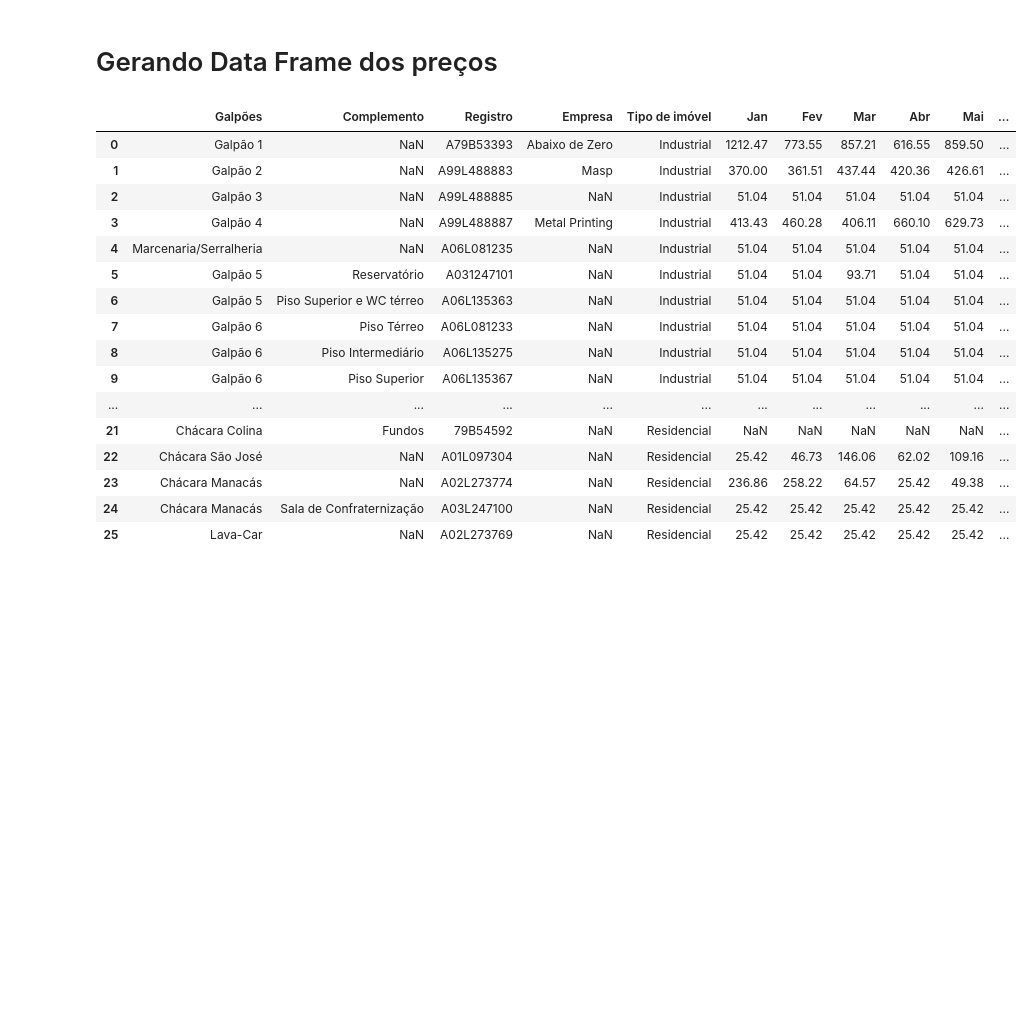
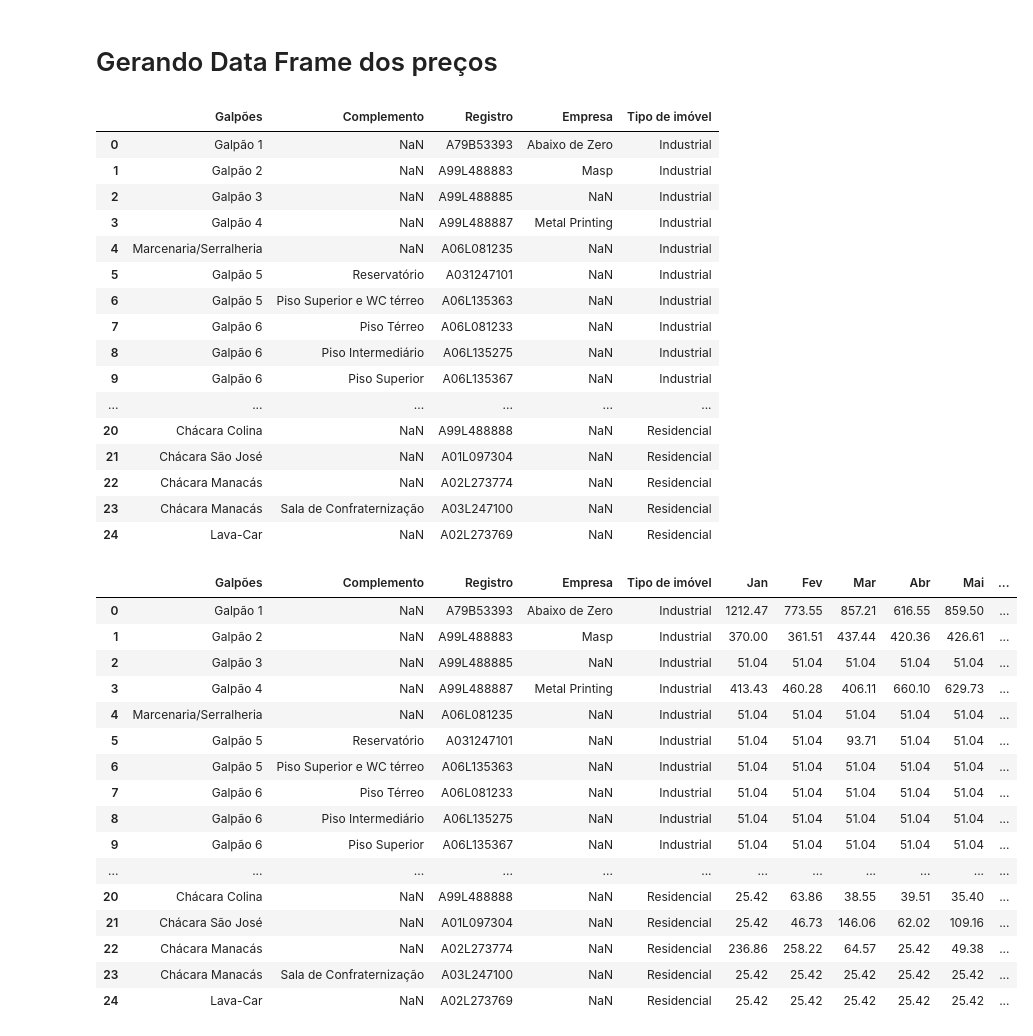
Before and after one commit to ggsv06/Condominio, a Jupyter notebook: main.ipynb, the cells around one changed output. Cells and saved outputs as stored; diff of their text form; code cells hidden in the pictures; blank space fills up the shorter version.

```diff
--- a/main.ipynb
+++ b/main.ipynb
@@ -17,6 +17,8 @@ df_diferença = df_dados[lst_layout]
 for m, d in zip(lst_meses, lst_meses_dados):
     dif = df_dados.loc[:, m] - df_dados.loc[:, d]
     df_diferença.loc[:, m] = dif
+
+df_diferença = df_diferença.loc[df_diferença['Complemento'] != 'Fundos', :].reset_index(drop=True)
 # %% [output]
 A value is trying to be set on a copy of a slice from a DataFrame.
 Try using .loc[row_indexer,col_indexer] = value instead
@@ -42,48 +61,65 @@ See the caveats in the documentation: https://pandas.pydata.org/pandas-docs/stab
 
 def df_taxas_xm(index, m, type):
     df_temp = df_preço.loc[(df_diferença[m] < df_fator.loc[index,'Volume max de água m3']) & (df_diferença['Tipo de imóvel'] == type), m]
     return df_temp
 
 def df_taxas_Mxm(index, m, type):
     #type foi utilizada fora da função como o tipo de imóvel. No caso do loop, como var
     df_temp = df_preço.loc[(df_diferença[m] < df_fator.loc[index,'Volume max de água m3']) & (df_diferença['Tipo de imóvel'] == type) & (df_diferença[m] >= df_fator.loc[index, 'Volume min de água m3']), m]
     return df_temp
 
 def df_taxas_Mx(index, m, type):
     df_temp = df_preço.loc[(df_diferença[m] >= df_fator.loc[index,'Volume min de água m3']) & (df_diferença['Tipo de imóvel'] == type), m]
     return df_temp
 
 
 df_preço = df_diferença.loc[df_diferença['Galpões'] != 'Poço', lst_layout]
-
+display(df_preço)
 for m in lst_meses:
 
     for type in ['Industrial', 'Residencial']:
         df_preço.loc[(df_diferença[m] < df_fator.loc[0,'Volume max de água m3']) & (df_diferença['Tipo de imóvel'] == type), m] = df_fator.loc[0, f'Fator {type}']
 
         for index in range(1, 4):
             df_temp = df_diferença.loc[(df_diferença[m] < df_fator.loc[index,'Volume max de água m3']) & (df_diferença['Tipo de imóvel'] == type) & (df_diferença[m] >= df_fator.loc[index, 'Volume min de água m3']), m]
             df_preço.loc[(df_diferença[m] < df_fator.loc[index,'Volume max de água m3']) & (df_diferença['Tipo de imóvel'] == type) & (df_diferença[m] >= df_fator.loc[index, 'Volume min de água m3']), m] = df_temp * df_fator.loc[index, f'Fator {type}']
 
 df_preço = df_preço.round(2)
 
 display(df_preço)
 df_preço.to_excel('Tabela preços água.xlsx', index=False)
 # %% [output]
-|  | Galpões | Complemento | Registro | Empresa | Tipo de imóvel | Jan | Fev | Mar | Abr | Mai | ... |
-| 0 | Galpão 1 | NaN | A79B53393 | Abaixo de Zero | Industrial | 1212.47 | 773.55 | 857.21 | 616.55 | 859.50 | ... |
-| 1 | Galpão 2 | NaN | A99L488883 | Masp | Industrial | 370.00 | 361.51 | 437.44 | 420.36 | 426.61 | ... |
-| 2 | Galpão 3 | NaN | A99L488885 | NaN | Industrial | 51.04 | 51.04 | 51.04 | 51.04 | 51.04 | ... |
-| 3 | Galpão 4 | NaN | A99L488887 | Metal Printing | Industrial | 413.43 | 460.28 | 406.11 | 660.10 | 629.73 | ... |
-| 4 | Marcenaria/Serralheria | NaN | A06L081235 | NaN | Industrial | 51.04 | 51.04 | 51.04 | 51.04 | 51.04 | ... |
-| 5 | Galpão 5 | Reservatório | A031247101 | NaN | Industrial | 51.04 | 51.04 | 93.71 | 51.04 | 51.04 | ... |
-| 6 | Galpão 5 | Piso Superior e WC térreo | A06L135363 | NaN | Industrial | 51.04 | 51.04 | 51.04 | 51.04 | 51.04 | ... |
-| 7 | Galpão 6 | Piso Térreo | A06L081233 | NaN | Industrial | 51.04 | 51.04 | 51.04 | 51.04 | 51.04 | ... |
-| 8 | Galpão 6 | Piso Intermediário | A06L135275 | NaN | Industrial | 51.04 | 51.04 | 51.04 | 51.04 | 51.04 | ... |
-| 9 | Galpão 6 | Piso Superior | A06L135367 | NaN | Industrial | 51.04 | 51.04 | 51.04 | 51.04 | 51.04 | ... |
-| ... | ... | ... | ... | ... | ... | ... | ... | ... | ... | ... | ... |
-| 21 | Chácara Colina | Fundos | 79B54592 | NaN | Residencial | NaN | NaN | NaN | NaN | NaN | ... |
-| 22 | Chácara São José | NaN | A01L097304 | NaN | Residencial | 25.42 | 46.73 | 146.06 | 62.02 | 109.16 | ... |
-| 23 | Chácara Manacás | NaN | A02L273774 | NaN | Residencial | 236.86 | 258.22 | 64.57 | 25.42 | 49.38 | ... |
-| 24 | Chácara Manacás | Sala de Confraternização | A03L247100 | NaN | Residencial | 25.42 | 25.42 | 25.42 | 25.42 | 25.42 | ... |
-| 25 | Lava-Car | NaN | A02L273769 | NaN | Residencial | 25.42 | 25.42 | 25.42 | 25.42 | 25.42 | ... |
+|  | Galpões | Complemento | Registro | Empresa | Tipo de imóvel |
+| 0 | Galpão 1 | NaN | A79B53393 | Abaixo de Zero | Industrial |
+| 1 | Galpão 2 | NaN | A99L488883 | Masp | Industrial |
+| 2 | Galpão 3 | NaN | A99L488885 | NaN | Industrial |
+| 3 | Galpão 4 | NaN | A99L488887 | Metal Printing | Industrial |
+| 4 | Marcenaria/Serralheria | NaN | A06L081235 | NaN | Industrial |
+| 5 | Galpão 5 | Reservatório | A031247101 | NaN | Industrial |
+| 6 | Galpão 5 | Piso Superior e WC térreo | A06L135363 | NaN | Industrial |
+| 7 | Galpão 6 | Piso Térreo | A06L081233 | NaN | Industrial |
+| 8 | Galpão 6 | Piso Intermediário | A06L135275 | NaN | Industrial |
+| 9 | Galpão 6 | Piso Superior | A06L135367 | NaN | Industrial |
+| ... | ... | ... | ... | ... | ... |
+| 20 | Chácara Colina | NaN | A99L488888 | NaN | Residencial |
+| 21 | Chácara São José | NaN | A01L097304 | NaN | Residencial |
+| 22 | Chácara Manacás | NaN | A02L273774 | NaN | Residencial |
+| 23 | Chácara Manacás | Sala de Confraternização | A03L247100 | NaN | Residencial |
+| 24 | Lava-Car | NaN | A02L273769 | NaN | Residencial |
+|  | Galpões | Complemento | Registro | Empresa | Tipo de imóvel | Jan | Fev | Mar | Abr | Mai | ... |
+| 0 | Galpão 1 | NaN | A79B53393 | Abaixo de Zero | Industrial | 1212.47 | 773.55 | 857.21 | 616.55 | 859.50 | ... |
+| 1 | Galpão 2 | NaN | A99L488883 | Masp | Industrial | 370.00 | 361.51 | 437.44 | 420.36 | 426.61 | ... |
+| 2 | Galpão 3 | NaN | A99L488885 | NaN | Industrial | 51.04 | 51.04 | 51.04 | 51.04 | 51.04 | ... |
+| 3 | Galpão 4 | NaN | A99L488887 | Metal Printing | Industrial | 413.43 | 460.28 | 406.11 | 660.10 | 629.73 | ... |
+| 4 | Marcenaria/Serralheria | NaN | A06L081235 | NaN | Industrial | 51.04 | 51.04 | 51.04 | 51.04 | 51.04 | ... |
+| 5 | Galpão 5 | Reservatório | A031247101 | NaN | Industrial | 51.04 | 51.04 | 93.71 | 51.04 | 51.04 | ... |
+| 6 | Galpão 5 | Piso Superior e WC térreo | A06L135363 | NaN | Industrial | 51.04 | 51.04 | 51.04 | 51.04 | 51.04 | ... |
+| 7 | Galpão 6 | Piso Térreo | A06L081233 | NaN | Industrial | 51.04 | 51.04 | 51.04 | 51.04 | 51.04 | ... |
+| 8 | Galpão 6 | Piso Intermediário | A06L135275 | NaN | Industrial | 51.04 | 51.04 | 51.04 | 51.04 | 51.04 | ... |
+| 9 | Galpão 6 | Piso Superior | A06L135367 | NaN | Industrial | 51.04 | 51.04 | 51.04 | 51.04 | 51.04 | ... |
+| ... | ... | ... | ... | ... | ... | ... | ... | ... | ... | ... | ... |
+| 20 | Chácara Colina | NaN | A99L488888 | NaN | Residencial | 25.42 | 63.86 | 38.55 | 39.51 | 35.40 | ... |
+| 21 | Chácara São José | NaN | A01L097304 | NaN | Residencial | 25.42 | 46.73 | 146.06 | 62.02 | 109.16 | ... |
+| 22 | Chácara Manacás | NaN | A02L273774 | NaN | Residencial | 236.86 | 258.22 | 64.57 | 25.42 | 49.38 | ... |
+| 23 | Chácara Manacás | Sala de Confraternização | A03L247100 | NaN | Residencial | 25.42 | 25.42 | 25.42 | 25.42 | 25.42 | ... |
+| 24 | Lava-Car | NaN | A02L273769 | NaN | Residencial | 25.42 | 25.42 | 25.42 | 25.42 | 25.42 | ... |
```
Also changed, not shown: parts of 1 cell of this notebook, 1 other file.
